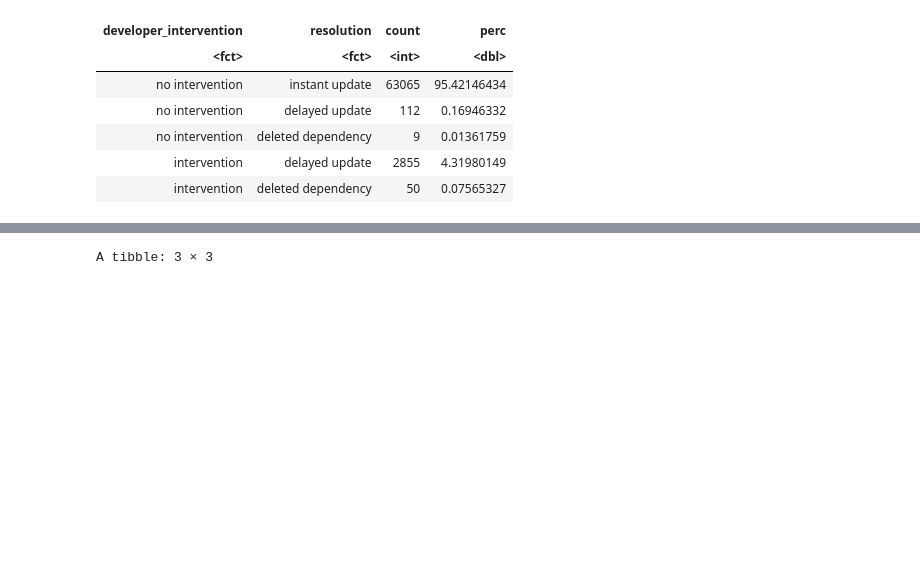
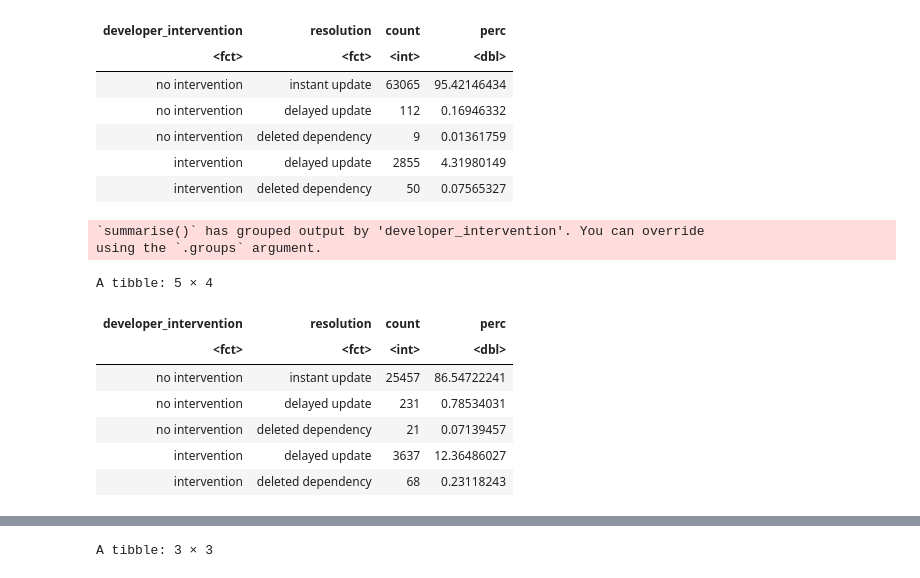
Before and after one commit to donald-pinckney/npm-follower, a Jupyter notebook: analysis/notebooks/rq3_b.ipynb, the cells around one changed output, grey strips where cells are left out. Saved outputs shown, nothing was run; the diff lists cells and outputs as text; code cells hidden in the pictures; blank space fills up the shorter version.

```diff
--- a/analysis/notebooks/rq3_b.ipynb
+++ b/analysis/notebooks/rq3_b.ipynb
@@ -227,3 +227,18 @@ A tibble: 5 × 4
 | no intervention | deleted dependency | 9 | 0.01361759 |
 | intervention | delayed update | 2855 | 4.31980149 |
 | intervention | deleted dependency | 50 | 0.07565327 |
+# %%
+clean_df %>% filter(update_type == "minor") %>% group_by(developer_intervention, resolution) %>% summarise(count = n()) %>% ungroup() %>% mutate(
+    perc = 100 * count/sum(count)
+)
+# %% [output]
+`summarise()` has grouped output by 'developer_intervention'. You can override
+using the `.groups` argument.
+A tibble: 5 × 4
+| developer_intervention | resolution | count | perc |
+| <fct> | <fct> | <int> | <dbl> |
+| no intervention | instant update | 25457 | 86.54722241 |
+| no intervention | delayed update | 231 | 0.78534031 |
+| no intervention | deleted dependency | 21 | 0.07139457 |
+| intervention | delayed update | 3637 | 12.36486027 |
+| intervention | deleted dependency | 68 | 0.23118243 |
```
Also changed, not shown: parts of 3 cells of this notebook, 1 other file.
